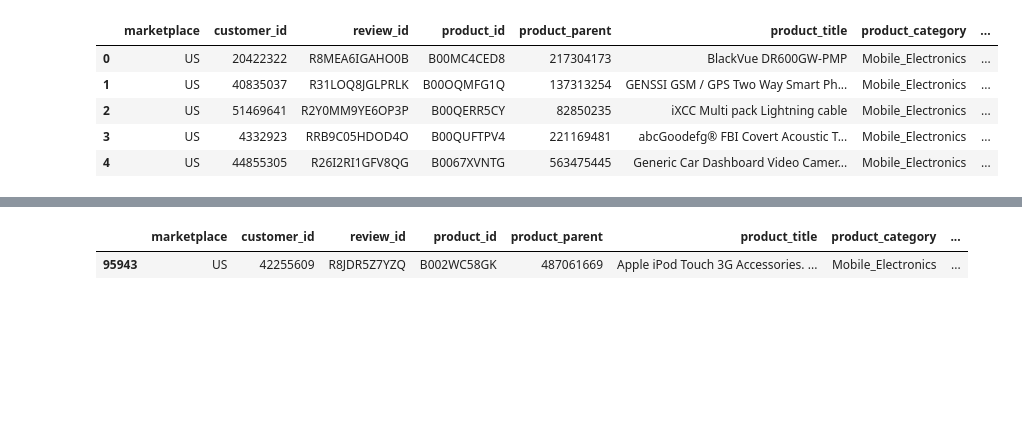
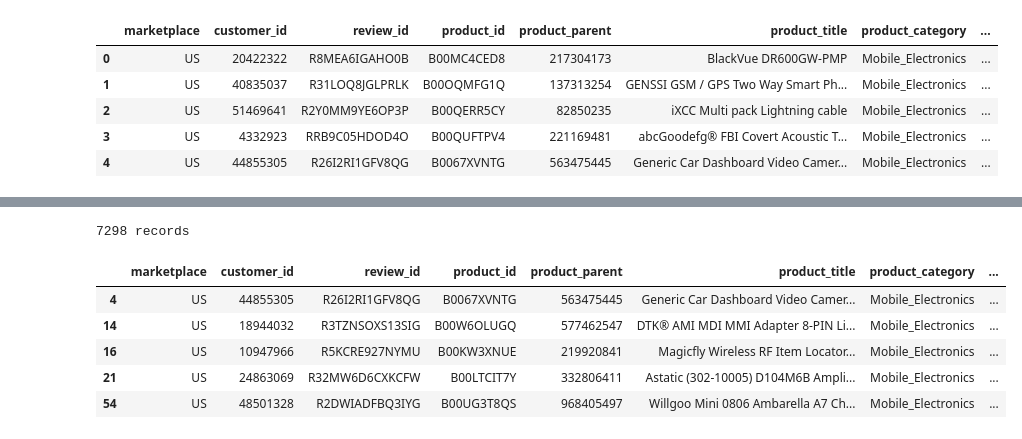
Before and after one commit to bianchin90/Projects, a Jupyter notebook: BDA_CW2.ipynb, the cells around one changed output, grey strips where cells are left out. Cells and saved outputs as stored; diff of their text form; code cells hidden in the pictures; blank space fills up the shorter version.

```diff
--- a/BDA_CW2.ipynb
+++ b/BDA_CW2.ipynb
@@ -167,7 +169,17 @@ See the caveats in the documentation: https://pandas.pydata.org/pandas-docs/stab
-# %%
-#query single records to crosscheck with pig scripts results
-test = df[(df['review_id'] == 'R8JDR5Z7YZQ')]
-test.head()
-# %% [output]
-|  | marketplace | customer_id | review_id | product_id | product_parent | product_title | product_category | ... |
-| 95943 | US | 42255609 | R8JDR5Z7YZQ | B002WC58GK | 487061669 | Apple iPod Touch 3G Accessories. ... | Mobile_Electronics | ... |
+# %%
+test = df_full[(df_full['star_rating'] == 2)]
+print('{0} records'.format(len(test)))
+test.head()
+
+
+
+#df.head()
+#df.to_csv('output.csv', index=False, sep = '\t')
+# %% [output]
+7298 records
+|  | marketplace | customer_id | review_id | product_id | product_parent | product_title | product_category | ... |
+| 4 | US | 44855305 | R26I2RI1GFV8QG | B0067XVNTG | 563475445 | Generic Car Dashboard Video Camer... | Mobile_Electronics | ... |
+| 14 | US | 18944032 | R3TZNSOXS13SIG | B00W6OLUGQ | 577462547 | DTK® AMI MDI MMI Adapter 8-PIN Li... | Mobile_Electronics | ... |
+| 16 | US | 10947966 | R5KCRE927NYMU | B00KW3XNUE | 219920841 | Magicfly Wireless RF Item Locator... | Mobile_Electronics | ... |
+| 21 | US | 24863069 | R32MW6D6CXKCFW | B00LTCIT7Y | 332806411 | Astatic (302-10005) D104M6B Ampli... | Mobile_Electronics | ... |
+| 54 | US | 48501328 | R2DWIADFBQ3IYG | B00UG3T8QS | 968405497 | Willgoo Mini 0806 Ambarella A7 Ch... | Mobile_Electronics | ... |
```
Also changed, not shown: parts of 4 cells of this notebook.
